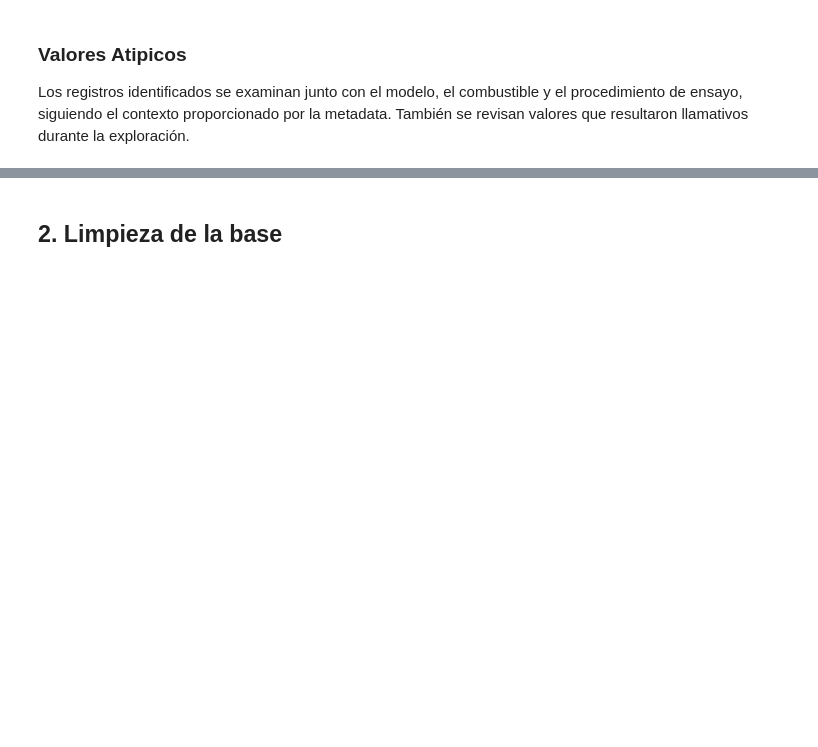
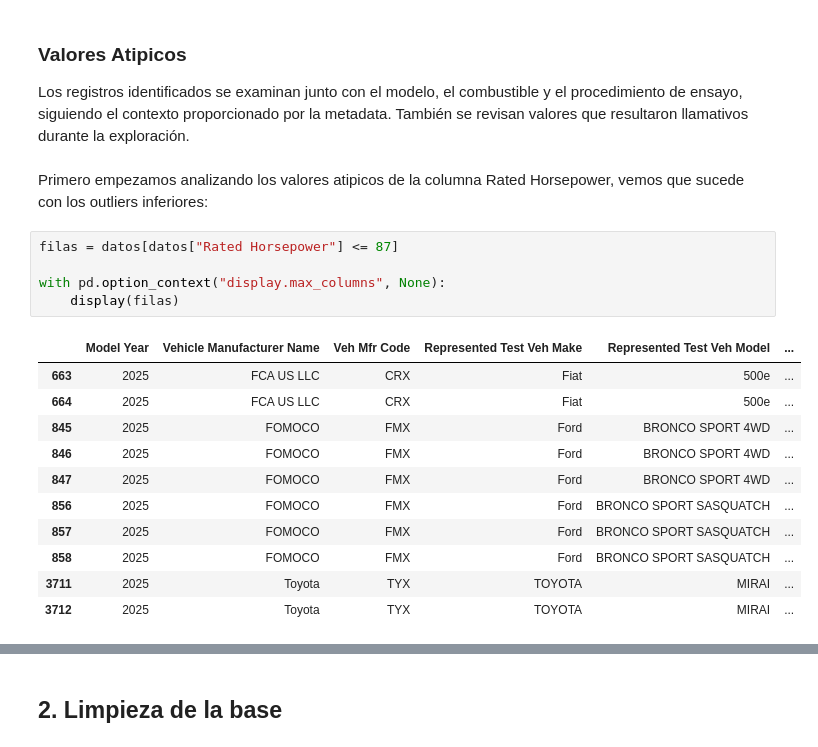
Before and after one commit to rodrigo1git/TPE-Fundamentos-de-Ciencia-de-Datos, a Jupyter notebook: TPE.ipynb, the cells around one changed output, grey strips where cells are left out. Cells and saved outputs as stored; diff of their text form; blank space fills up the shorter version.

```diff
--- a/TPE.ipynb
+++ b/TPE.ipynb
@@ -459,3 +513,22 @@ La exploración permitió describir las distribuciones e identificar observacion
 
 Los registros identificados se examinan junto con el modelo, el combustible y el procedimiento de ensayo, siguiendo el contexto proporcionado por la metadata.
 También se revisan valores que resultaron llamativos durante la exploración.
+# %% [markdown]
+Primero empezamos analizando los valores atipicos de la columna Rated Horsepower, vemos que sucede con los outliers inferiores:
+# %%
+filas = datos[datos["Rated Horsepower"] <= 87]
+
+with pd.option_context("display.max_columns", None):
+    display(filas)
+# %% [output]
+|  | Model Year | Vehicle Manufacturer Name | Veh Mfr Code | Represented Test Veh Make | Represented Test Veh Model | ... |
+| 663 | 2025 | FCA US LLC | CRX | Fiat | 500e | ... |
+| 664 | 2025 | FCA US LLC | CRX | Fiat | 500e | ... |
+| 845 | 2025 | FOMOCO | FMX | Ford | BRONCO SPORT 4WD | ... |
+| 846 | 2025 | FOMOCO | FMX | Ford | BRONCO SPORT 4WD | ... |
+| 847 | 2025 | FOMOCO | FMX | Ford | BRONCO SPORT 4WD | ... |
+| 856 | 2025 | FOMOCO | FMX | Ford | BRONCO SPORT SASQUATCH | ... |
+| 857 | 2025 | FOMOCO | FMX | Ford | BRONCO SPORT SASQUATCH | ... |
+| 858 | 2025 | FOMOCO | FMX | Ford | BRONCO SPORT SASQUATCH | ... |
+| 3711 | 2025 | Toyota | TYX | TOYOTA | MIRAI | ... |
+| 3712 | 2025 | Toyota | TYX | TOYOTA | MIRAI | ... |
```
Also changed, not shown: parts of 24 cells of this notebook, 1 other file.
